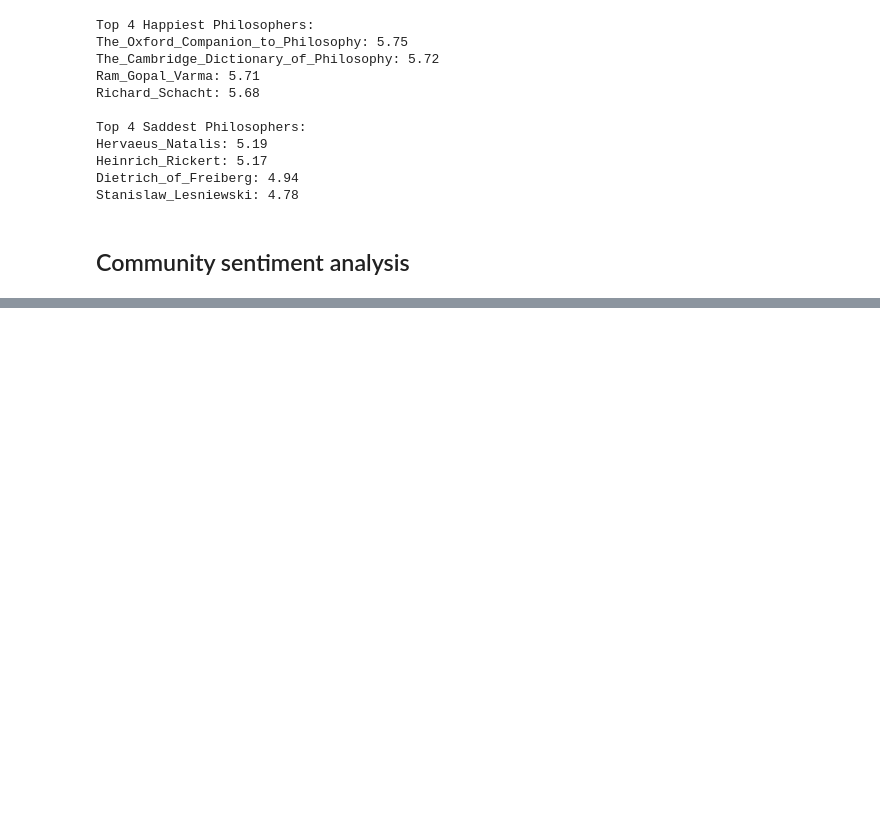
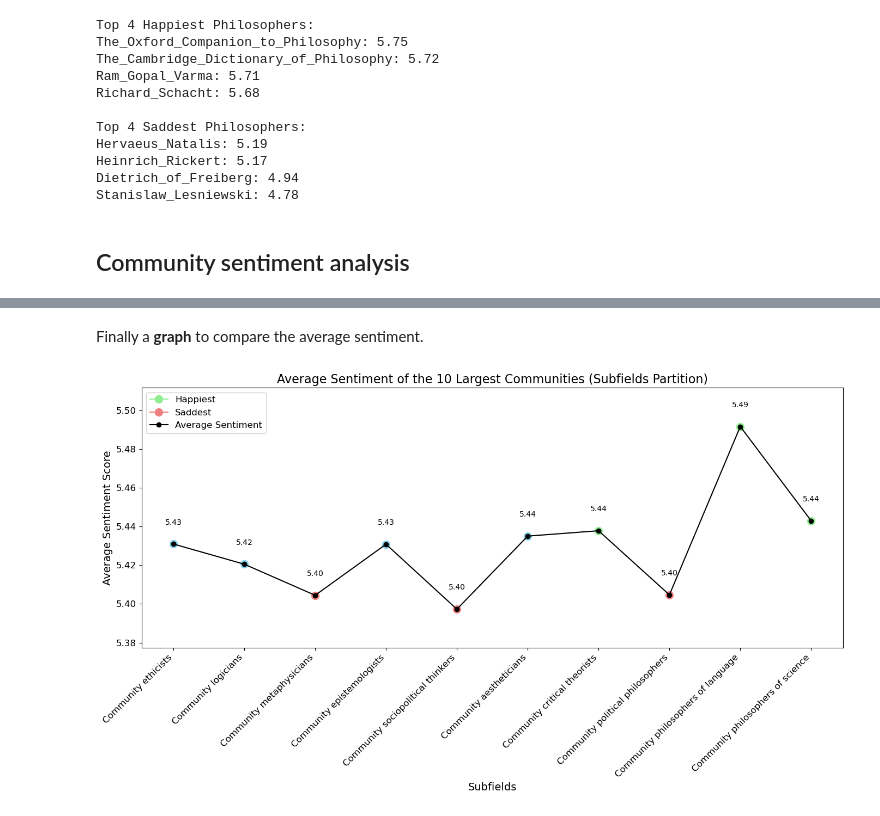
Before and after one commit to medonimario/social-graphs-interactions-2024, a Jupyter notebook: sentiment.analysis.ipynb, the cells around one changed output, grey strips where cells are left out. Drawn from its saved outputs; the diff is of its cells as text; code cells hidden in the pictures; blank space fills up the shorter version.

Commit message:
communities sentimental analysis

```diff
--- a/sentiment.analysis.ipynb
+++ b/sentiment.analysis.ipynb
@@ -239,0 +302,20 @@ TypeError: unhashable type: 'list'
+# %%
+community_sentiments = {}
+for community_id in largest_communities1:
+    avg_sentiment = calculate_community_sentiment(S, community_id, subfields_partition)
+    community_sentiments[community_id] = avg_sentiment
+sorted_communities = sorted(community_sentiments.items(), key=lambda x: x[1], reverse=True)
+
+# Identify the top 3 happiest and saddest communities
+happiest_communities = sorted_communities[:3]
+saddest_communities = sorted_communities[-3:]
+
+print("\nHappiest Communities:")
+for community_id, sentiment in happiest_communities:
+    top_philosophers = top_philosophers_per_community[community_id]
+    print(f"Community {community_id} (Top philosophers: {top_philosophers}): Avg Sentiment = {sentiment:.2f}")
+
+print("\nSaddest Communities:")
+for community_id, sentiment in saddest_communities:
+    top_philosophers = top_philosophers_per_community[community_id]
+    print(f"Community {community_id} (Top characters: {top_philosophers}): Avg Sentiment = {sentiment:.2f}")
@@ -239,0 +332,56 @@ TypeError: unhashable type: 'list'
+# %% [markdown]
+Finally a **graph** to compare the average sentiment.
+# %%
+import matplotlib.pyplot as plt
+
+# Prepare data for plotting
+community_ids = [f"Community {c}" for c in largest_communities]
+average_sentiments = [community_sentiments[c] for c in largest_communities]
+
+# Assign colors based on sentiment
+colors = []
+for community_id in largest_communities:
+    if community_id in [c[0] for c in happiest_communities]:
+        colors.append('lightgreen')  # Happiest communities in green
+    elif community_id in [c[0] for c in saddest_communities]:
+        colors.append('lightcoral')  # Saddest communities in red
+    else:
+        colors.append('skyblue')  # Neutral color for other communities
+
+# Create a line graph
+plt.figure(figsize=(14, 8))  # Adjust figure size for better visibility
+
+# Plot the main line
+plt.plot(community_ids, average_sentiments, marker='o', color='black', linestyle='-', label='Average Sentiment')
+
+# Highlight points with colored markers for happiest and saddest communities
+for i, color in enumerate(colors):
+    plt.scatter(community_ids[i], average_sentiments[i], color=color, s=100, label=None if color == 'skyblue' else f"{'Happiest' if color == 'lightgreen' else 'Saddest'}")
+
+# Annotate points with sentiment values
+for i, sentiment in enumerate(average_sentiments):
+    plt.text(i, sentiment + 0.01, f"{sentiment:.2f}", ha='center', fontsize=10)
+
+# Adjust the y-axis to focus on differences
+plt.ylim(min(average_sentiments) - 0.02, max(average_sentiments) + 0.02)
+
+# Label the axes and add a title
+plt.xticks(rotation=45, ha='right', fontsize=12)
+plt.yticks(fontsize=12)
+plt.xlabel("Subfields", fontsize=14)
+plt.ylabel("Average Sentiment Score", fontsize=14)
+plt.title("Average Sentiment of the 10 Largest Communities (Subfields Partition)", fontsize=16)
+
+# Add legend for color-coded points
+handles = [
+    plt.Line2D([0], [0], color='lightgreen', marker='o', markersize=10, label='Happiest'),
+    plt.Line2D([0], [0], color='lightcoral', marker='o', markersize=10, label='Saddest'),
+    plt.Line2D([0], [0], color='black', marker='o', linestyle='-', label='Average Sentiment'),
+]
+plt.legend(handles=handles, fontsize=12)
+
+# Show the plot
+plt.tight_layout()
+plt.show()
+# %% [output]
+[figure, added]
```
Also changed, not shown: parts of 10 cells of this notebook, 1 other file.
